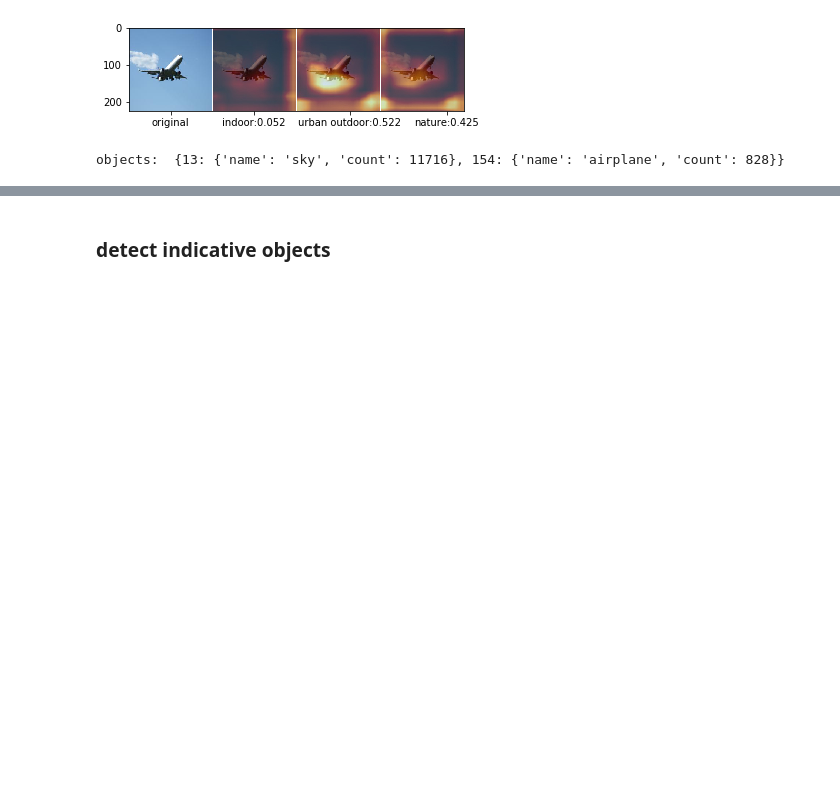
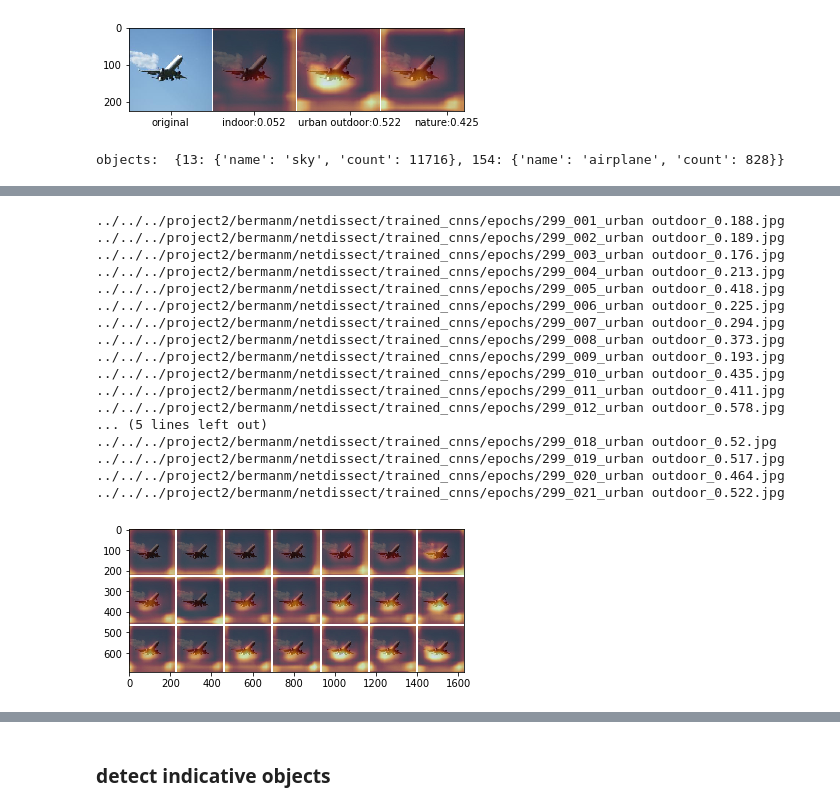
Before and after one commit to LC1905/ENL_NetDissect, a Jupyter notebook: net_dissect_part1.ipynb, the cells around one changed output, grey strips where cells are left out. Saved outputs shown, nothing was run; the diff lists cells and outputs as text; code cells hidden in the pictures; blank space fills up the shorter version.

```diff
--- a/net_dissect_part1.ipynb
+++ b/net_dissect_part1.ipynb
@@ -304,0 +358,38 @@ combine_object_cam(image_id, "urban outdoor", patches)
+# %%
+def aggregate(ind, start=1, end=21):
+    gdheight = 3
+    gdwidth = 7
+    gap = 10
+    tiled = np.full(((IMG_SIZE + gap) * gdheight - gap, (IMG_SIZE + gap) * gdwidth - gap, 3), 255, dtype='uint8')
+    for i in range(start, end+1):
+        row = (i-1) // gdwidth
+        col = (i-1) % gdwidth
+        img_path = glob.glob(os.path.join(OUTPUT_FOLDER, "epochs", str(ind) + "_" + str(i).rjust(3, '0') + "*.jpg"))[0]
+        print(img_path)
+        curr_img = Image.open(img_path)
+        tiled[row * (IMG_SIZE + gap) : row * (IMG_SIZE + gap) + IMG_SIZE,
+                col * (IMG_SIZE + gap) : col * (IMG_SIZE + gap) + IMG_SIZE,:] = curr_img
+    save_path = os.path.join(OUTPUT_FOLDER, "epochs", str(ind) + ".jpg")
+    plt.imsave(save_path, tiled)
+    plt.imshow(tiled)
+# %%
+aggregate(image_id)
+# %% [output]
+../../../project2/bermanm/netdissect/trained_cnns/epochs/299_001_urban outdoor_0.188.jpg
+../../../project2/bermanm/netdissect/trained_cnns/epochs/299_002_urban outdoor_0.189.jpg
+../../../project2/bermanm/netdissect/trained_cnns/epochs/299_003_urban outdoor_0.176.jpg
+../../../project2/bermanm/netdissect/trained_cnns/epochs/299_004_urban outdoor_0.213.jpg
+../../../project2/bermanm/netdissect/trained_cnns/epochs/299_005_urban outdoor_0.418.jpg
+../../../project2/bermanm/netdissect/trained_cnns/epochs/299_006_urban outdoor_0.225.jpg
+../../../project2/bermanm/netdissect/trained_cnns/epochs/299_007_urban outdoor_0.294.jpg
+../../../project2/bermanm/netdissect/trained_cnns/epochs/299_008_urban outdoor_0.373.jpg
+../../../project2/bermanm/netdissect/trained_cnns/epochs/299_009_urban outdoor_0.193.jpg
+../../../project2/bermanm/netdissect/trained_cnns/epochs/299_010_urban outdoor_0.435.jpg
+../../../project2/bermanm/netdissect/trained_cnns/epochs/299_011_urban outdoor_0.411.jpg
+../../../project2/bermanm/netdissect/trained_cnns/epochs/299_012_urban outdoor_0.578.jpg
+... (5 lines left out)
+../../../project2/bermanm/netdissect/trained_cnns/epochs/299_018_urban outdoor_0.52.jpg
+../../../project2/bermanm/netdissect/trained_cnns/epochs/299_019_urban outdoor_0.517.jpg
+../../../project2/bermanm/netdissect/trained_cnns/epochs/299_020_urban outdoor_0.464.jpg
+../../../project2/bermanm/netdissect/trained_cnns/epochs/299_021_urban outdoor_0.522.jpg
+[figure, added]
```
Also changed, not shown: parts of 23 cells of this notebook, 1 other file.
